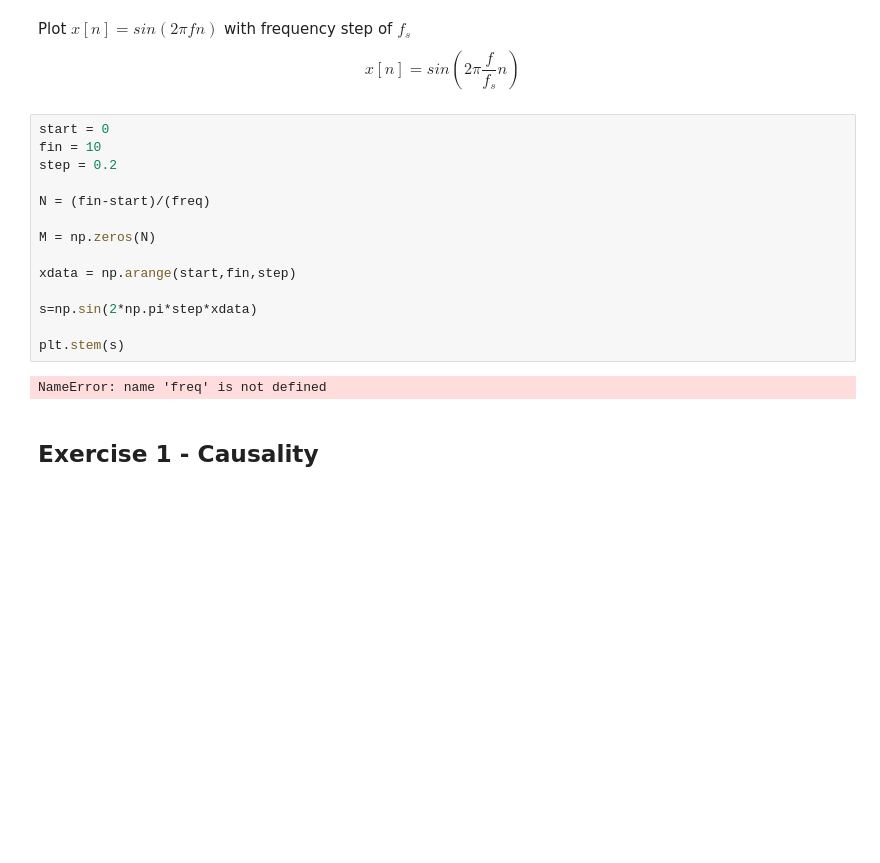
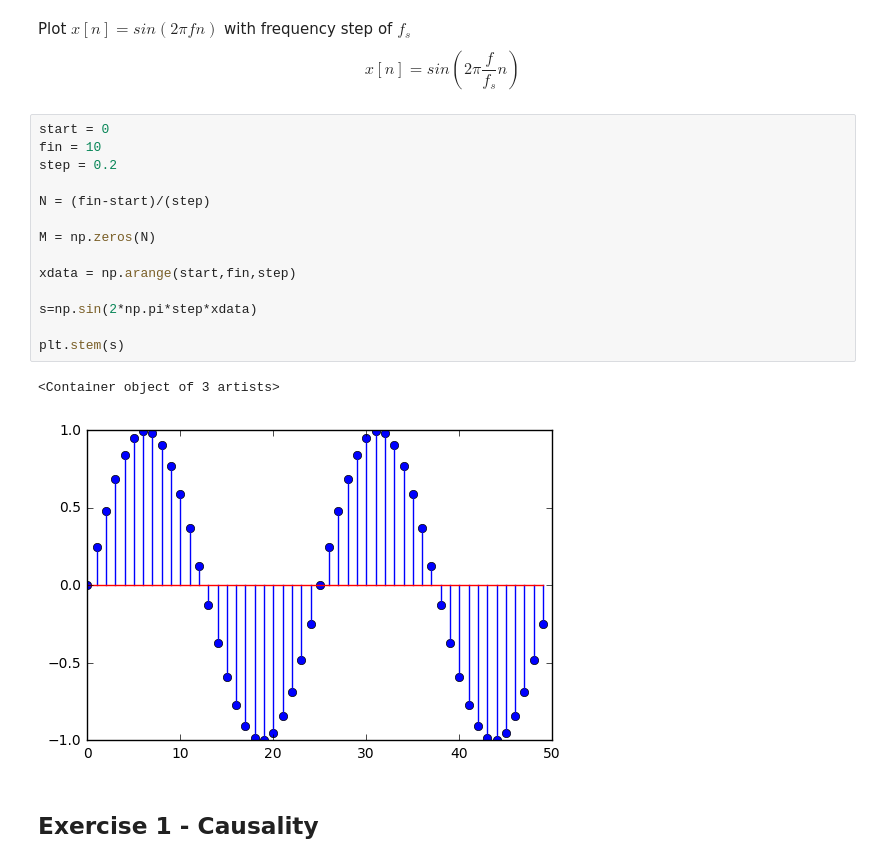
Before and after one commit to Ivan-Mikhailov/DSP-TP-1617, a Jupyter notebook: Lab2/python/Lab2.ipynb, the cells around one changed output. Drawn from its saved outputs; the diff is of its cells as text; blank space fills up the shorter version.

```diff
--- a/Lab2/python/Lab2.ipynb
+++ b/Lab2/python/Lab2.ipynb
@@ -65,19 +42,20 @@ $$x[n] = sin(2\pi\frac{f}{f_s}n)$$
 # %%
 start = 0
 fin = 10
 step = 0.2
 
-N = (fin-start)/(freq)
+N = (fin-start)/(step)
 
 M = np.zeros(N)
 
 xdata = np.arange(start,fin,step)
 
 s=np.sin(2*np.pi*step*xdata)
 
 plt.stem(s)
 # %% [output]
-NameError: name 'freq' is not defined
+<Container object of 3 artists>
+[figure, added]
 # %% [markdown]
 ## Exercise 1 - Causality
 # %% [markdown]
```
Also changed, not shown: parts of 13 cells of this notebook.
